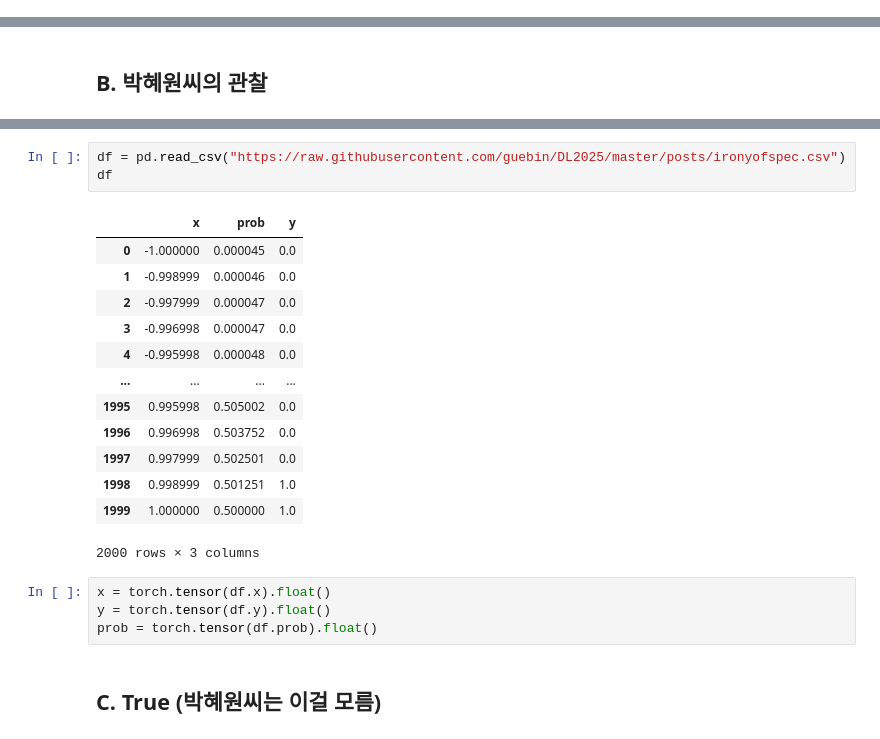
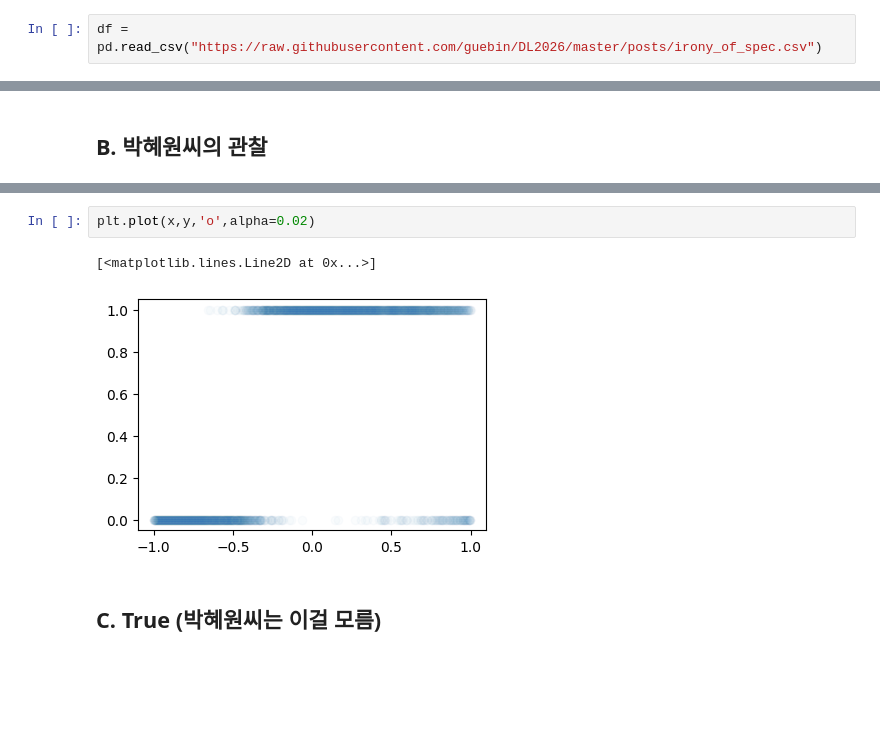
Before and after one commit to guebin/DL2026, a Jupyter notebook: posts/draft.ipynb, the cells around one changed output, grey strips where cells are left out. Drawn from its saved outputs; the diff is of its cells as text; blank space fills up the shorter version.

```diff
--- a/posts/draft.ipynb
+++ b/posts/draft.ipynb
@@ -91,0 +94,2 @@ plt.plot(X,Y,'--o')
+# %%
+df = pd.read_csv("https://raw.githubusercontent.com/guebin/DL2026/master/posts/irony_of_spec.csv")
@@ -103,24 +102,8 @@ To connect to raw.githubusercontent.com insecurely, use `--no-check-certificate'
-# %%
-df = pd.read_csv("https://raw.githubusercontent.com/guebin/DL2025/master/posts/ironyofspec.csv")
-df
-# %% [output]
-|  | x | prob | y |
-| 0 | -1.000000 | 0.000045 | 0.0 |
-| 1 | -0.998999 | 0.000046 | 0.0 |
-| 2 | -0.997999 | 0.000047 | 0.0 |
-| 3 | -0.996998 | 0.000047 | 0.0 |
-| 4 | -0.995998 | 0.000048 | 0.0 |
-| ... | ... | ... | ... |
-| 1995 | 0.995998 | 0.505002 | 0.0 |
-| 1996 | 0.996998 | 0.503752 | 0.0 |
-| 1997 | 0.997999 | 0.502501 | 0.0 |
-| 1998 | 0.998999 | 0.501251 | 1.0 |
-| 1999 | 1.000000 | 0.500000 | 1.0 |
-2000 rows × 3 columns
-# %%
-x = torch.tensor(df.x).float()
-y = torch.tensor(df.y).float()
-prob = torch.tensor(df.prob).float()
+# %%
+plt.plot(x,y,'o',alpha=0.02)
+# %% [output]
+[<matplotlib.lines.Line2D at 0x...>]
+[figure, added]
 # %% [markdown]
 ## C. True (박혜원씨는 이걸 모름)
 # %%
```
Also changed, not shown: parts of 7 cells of this notebook, 52 other files.
